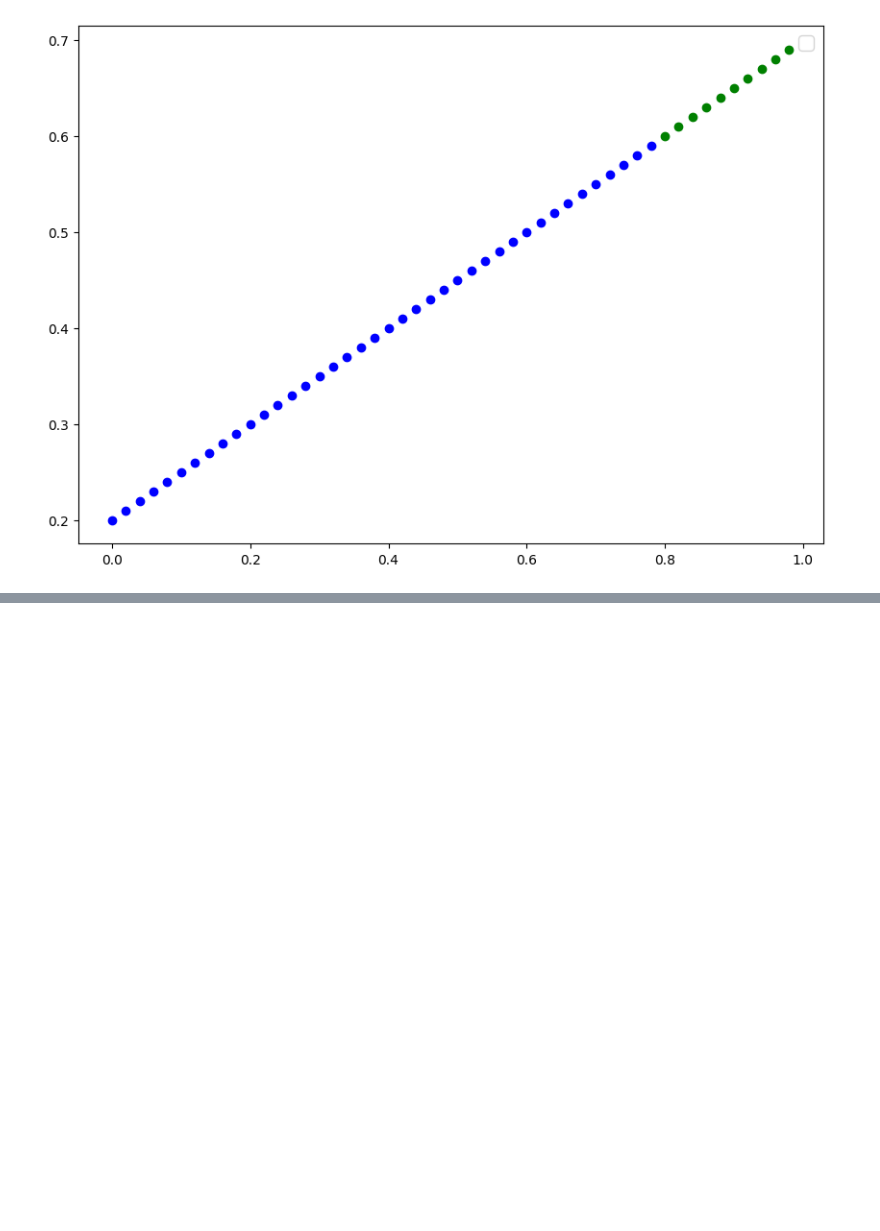
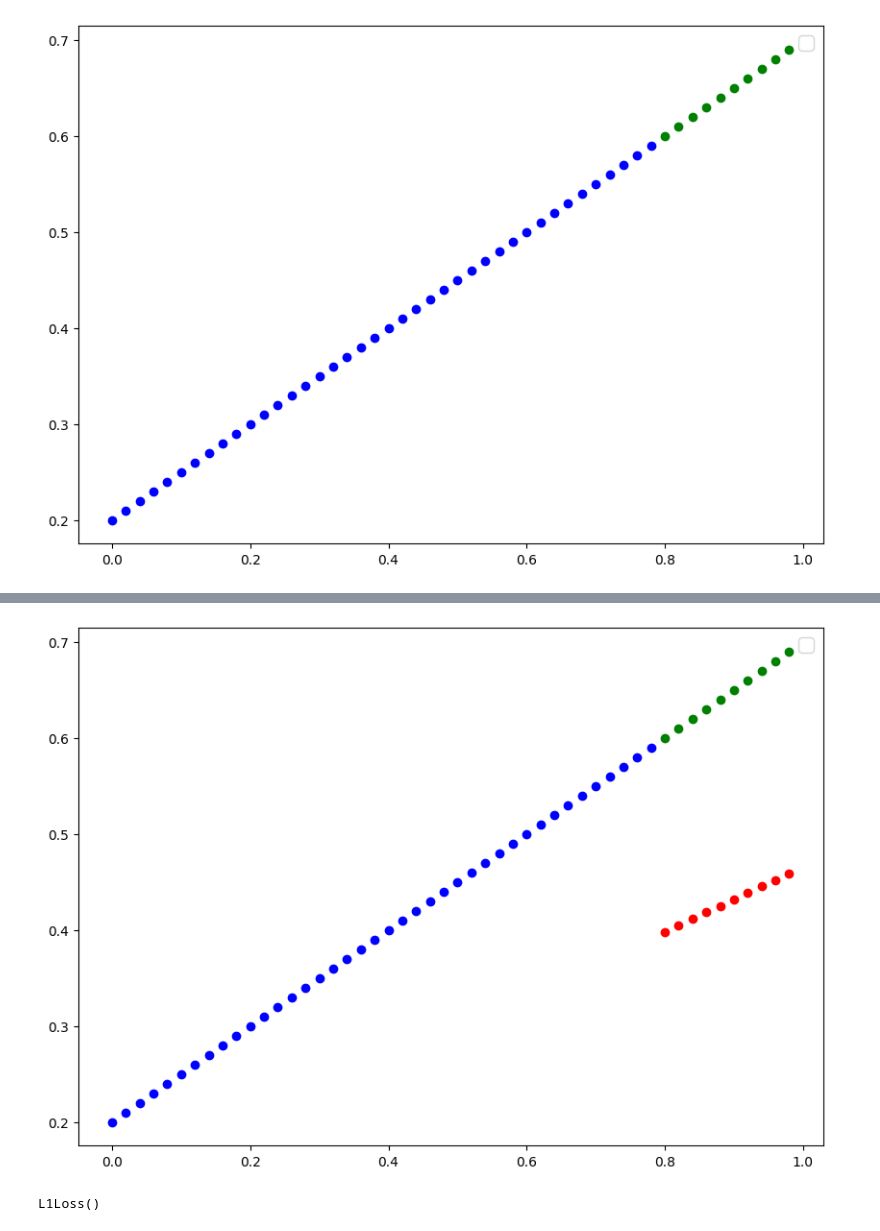
Before and after one commit to CODING-DARSH/DeepLearning, a Jupyter notebook: DeepLearning1.ipynb, the cells around one changed output, grey strips where cells are left out. Cells and saved outputs as stored; diff of their text form; code cells hidden in the pictures; blank space fills up the shorter version.

```diff
--- a/DeepLearning1.ipynb
+++ b/DeepLearning1.ipynb
@@ -48,8 +48,12 @@ plot_pred()
 
 class LinearRegressionModel(nn.Module):
     def __init__(self):
-        super.__init__()
-        sef.weights=nn.Parameter(torch.randn(1,required_grad=True,dtype=float))
-        self.bias=nn.Parameter(torch.randn(1,required_grad=True,dtype=float))
+        super().__init__()
+        self.weights=nn.Parameter(torch.randn(1,requires_grad=True,dtype=torch.float32))
+        self.bias=nn.Parameter(torch.randn(1,requires_grad=True,dtype=torch.float32))
     def forward(self,x:torch.tensor)->torch.Tensor:
         return self.weights*x+self.bias
+# %%
+torch.manual_seed(42) # with random seed we can ensure that every time random initiate of weight,size parameter stays constant
+model_0=LinearRegressionModel()
+list(model_0.parameters())
@@ -55,0 +65,4 @@ class LinearRegressionModel(nn.Module):
+# %%
+with torch.inference_mode():  #when we just wanna check prediction and we dont want gradient descent and back prop we use this
+    y_preds=model_0(X_test)
+y_preds
@@ -55,0 +80,4 @@ class LinearRegressionModel(nn.Module):
+# %%
+plot_pred(predictions=y_preds)
+# %% [output]
+[figure, added]
@@ -55,0 +87,4 @@ class LinearRegressionModel(nn.Module):
+# %%
+loss_fn
+# %% [output]
+L1Loss()
```
Also changed, not shown: parts of 5 cells of this notebook.
